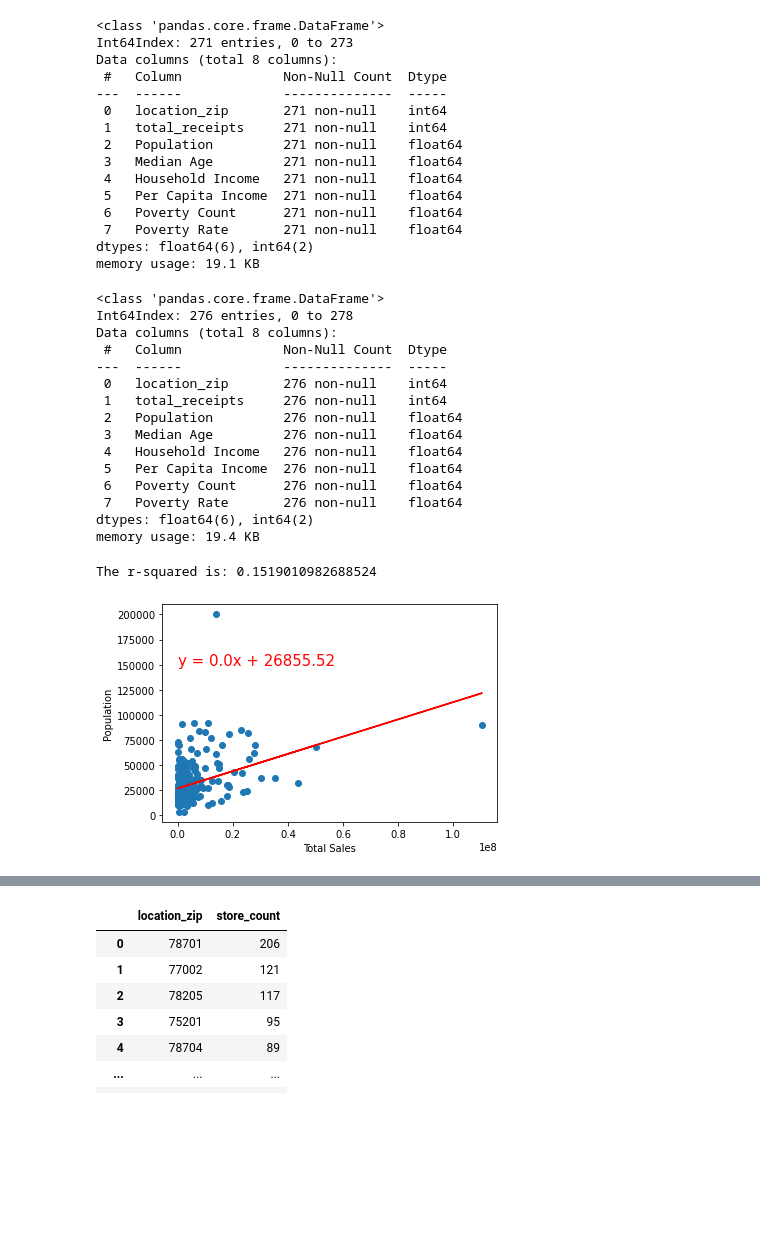
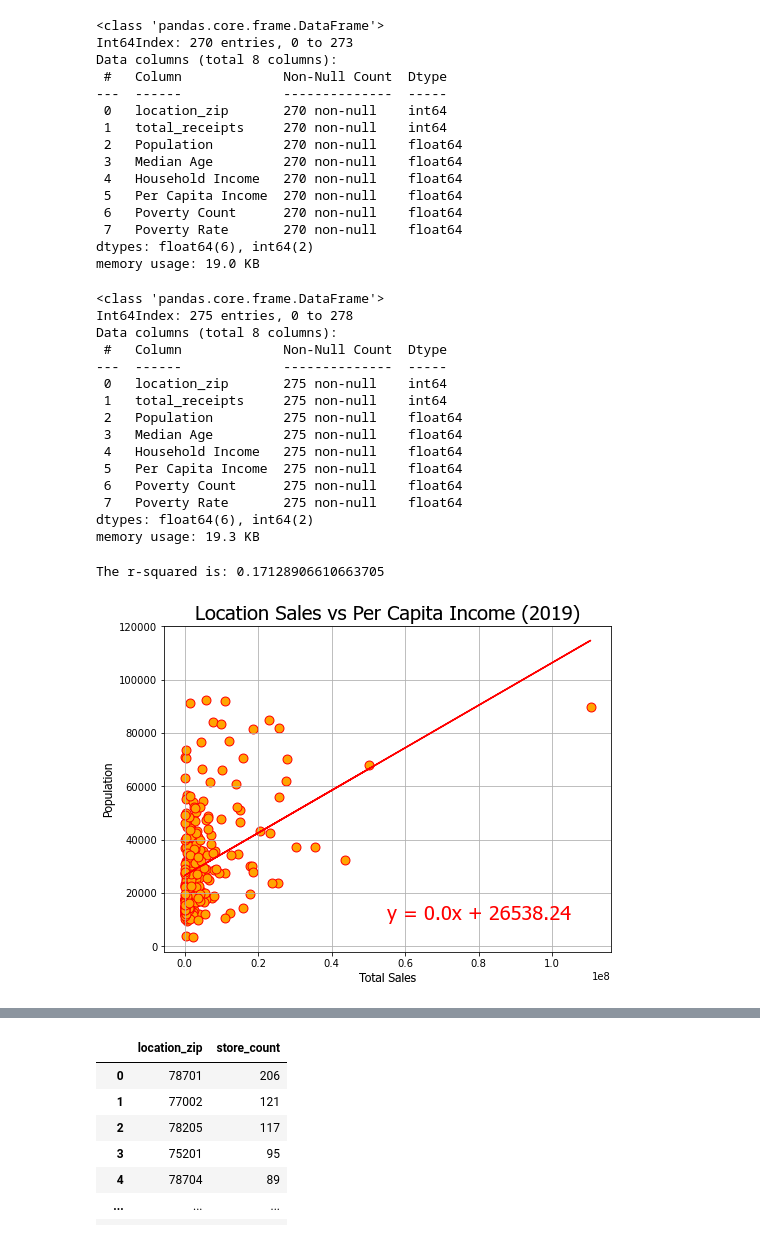
Before and after one commit to KelliDSmith/SMU_Project1_Group1, a Jupyter notebook: regression_kelli.ipynb, the cells around one changed output, grey strips where cells are left out. Cells and saved outputs as stored; diff of their text form; code cells hidden in the pictures; blank space fills up the shorter version.

```diff
--- a/regression_kelli.ipynb
+++ b/regression_kelli.ipynb
@@ -15,3 +15,6 @@ data_all = "Output/2019_2020_mixed_beverage"
 df_all = pd.read_csv(data_all, encoding="utf-8")
 file_path = "Output/census_data.csv"
 censusdf = pd.read_csv(file_path, encoding="utf-8")
+# %%
+censusdf2 = censusdf.loc[censusdf['Per Capita Income']<200000]
+censusdf2
@@ -18,4 +35,3 @@ censusdf = pd.read_csv(file_path, encoding="utf-8")
 # %%
-censusdf.rename(columns={'Zipcode' : 'location_zip'},inplace=True)
-censusdf
+censusdf2.rename(columns={'Zipcode' : 'location_zip'},inplace=True)
 # %% [output]
@@ -62,67 +69,72 @@ memory usage: 9.1+ MB
 mask_2019 = dfcities.year == 2019
 df_2019 = dfcities[mask_2019]
 zip_sales_2019 = pd.DataFrame(df_2019.groupby('location_zip')['total_receipts'].sum()).reset_index()
-regres_2019 = pd.merge(zip_sales_2019,censusdf,on="location_zip",how="left")
+regres_2019 = pd.merge(zip_sales_2019,censusdf2,on="location_zip",how="left")
 clean_regress_2019 = regres_2019.dropna(how='any')
 clean_regress_2019.corr()['total_receipts'].reset_index()
 clean_regress_2019.info()
 # %% [output]
 <class 'pandas.core.frame.DataFrame'>
-Int64Index: 271 entries, 0 to 273
+Int64Index: 270 entries, 0 to 273
 Data columns (total 8 columns):
  #   Column             Non-Null Count  Dtype
 ---  ------             --------------  -----
- 0   location_zip       271 non-null    int64
- 1   total_receipts     271 non-null    int64
- 2   Population         271 non-null    float64
- 3   Median Age         271 non-null    float64
- 4   Household Income   271 non-null    float64
- 5   Per Capita Income  271 non-null    float64
- 6   Poverty Count      271 non-null    float64
- 7   Poverty Rate       271 non-null    float64
+ 0   location_zip       270 non-null    int64
+ 1   total_receipts     270 non-null    int64
+ 2   Population         270 non-null    float64
+ 3   Median Age         270 non-null    float64
+ 4   Household Income   270 non-null    float64
+ 5   Per Capita Income  270 non-null    float64
+ 6   Poverty Count      270 non-null    float64
+ 7   Poverty Rate       270 non-null    float64
 dtypes: float64(6), int64(2)
-memory usage: 19.1 KB
+memory usage: 19.0 KB
 # %%
 #2020 zips vs census data
 mask_2020 = dfcities.year == 2020
 df_2020 = dfcities[mask_2020]
 zip_sales_2020 = pd.DataFrame(df_2020.groupby('location_zip')['total_receipts'].sum()).reset_index()
-regres_2020 = pd.merge(zip_sales_2020,censusdf,on="location_zip",how="left")
+regres_2020 = pd.merge(zip_sales_2020,censusdf2,on="location_zip",how="left")
 clean_regress_2020 = regres_2020.dropna(how='any')
 clean_regress_2020.corr()['total_receipts'].reset_index()
 clean_regress_2020.info()
 # %% [output]
 <class 'pandas.core.frame.DataFrame'>
-Int64Index: 276 entries, 0 to 278
+Int64Index: 275 entries, 0 to 278
 Data columns (total 8 columns):
  #   Column             Non-Null Count  Dtype
 ---  ------             --------------  -----
- 0   location_zip       276 non-null    int64
- 1   total_receipts     276 non-null    int64
- 2   Population         276 non-null    float64
- 3   Median Age         276 non-null    float64
- 4   Household Income   276 non-null    float64
- 5   Per Capita Income  276 non-null    float64
- 6   Poverty Count      276 non-null    float64
- 7   Poverty Rate       276 non-null    float64
+ 0   location_zip       275 non-null    int64
+ 1   total_receipts     275 non-null    int64
+ 2   Population         275 non-null    float64
+ 3   Median Age         275 non-null    float64
+ 4   Household Income   275 non-null    float64
+ 5   Per Capita Income  275 non-null    float64
+ 6   Poverty Count      275 non-null    float64
+ 7   Poverty Rate       275 non-null    float64
 dtypes: float64(6), int64(2)
-memory usage: 19.4 KB
+memory usage: 19.3 KB
 # %%
 # 2019 zip total sales vs Per Capita Income
+plt.figure(figsize=(8,6))
+hfont = {'fontname':'Tahoma'}
 x_values = clean_regress_2019['total_receipts']
 y_values = clean_regress_2019['Per Capita Income']
 (slope, intercept, rvalue, pvalue, stderr) = linregress(x_values, y_values)
 regress_values = x_values * slope + intercept
 line_eq = "y = " + str(round(slope,2)) + "x + " + str(round(intercept,2))
-plt.scatter(x_values,y_values)
+plt.scatter(x_values,y_values,color='orange',edgecolor="red",s=80)
 plt.plot(x_values,regress_values,"r-")
-plt.annotate(line_eq,(0,150000),fontsize=15,color="red")
-plt.xlabel('Total Sales')
-plt.ylabel('Population')
+plt.annotate(line_eq,(55000000,10000),font='Tahoma',fontsize=20,color="red")
+plt.xlabel('Total Sales',**hfont,fontsize=12)
+plt.ylabel('Population',**hfont,fontsize=12)
+plt.title("Location Sales vs Per Capita Income (2019)",**hfont,fontsize=20)
 print(f"The r-squared is: {rvalue**2}")
+plt.grid()
+plt.savefig("../SMU_Project1_Group1/regressiong_sales_vs_income_2019")
 plt.show()
 # %% [output]
-The r-squared is: 0.1519010982688524
+The r-squared is: 0.17128906610663705
-[figure, old version]
+[figure, new version]
 # %%
 # 2020 zip total sales vs Per Capita Income
```
Also changed, not shown: parts of 7 cells of this notebook, 3 other files.
